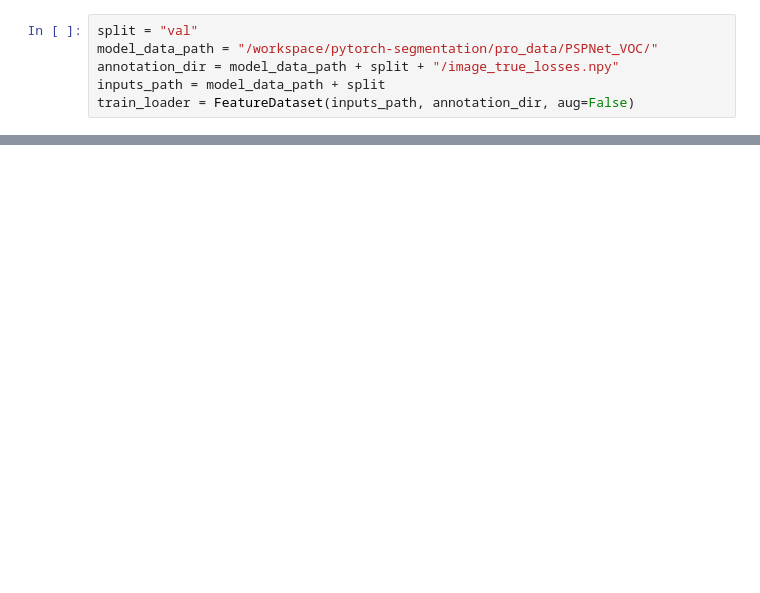
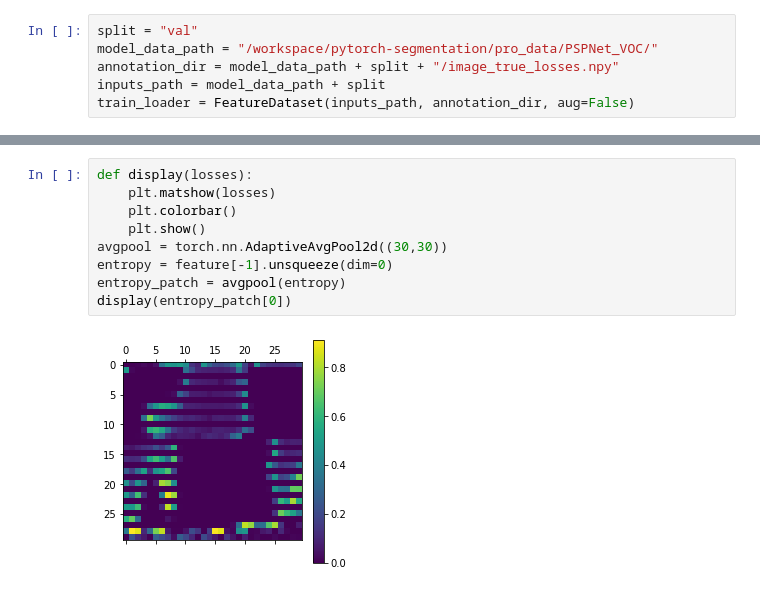
Before and after one commit to susanbao/ViT-pytorch, a Jupyter notebook: inference_patch_loss.ipynb, the cells around one changed output, grey strips where cells are left out. Drawn from its saved outputs; the diff is of its cells as text; blank space fills up the shorter version.

```diff
--- a/inference_patch_loss.ipynb
+++ b/inference_patch_loss.ipynb
@@ -83,0 +165,11 @@ estimated_loss.mean()
+# %%
+def display(losses):
+    plt.matshow(losses)
+    plt.colorbar()
+    plt.show()
+avgpool = torch.nn.AdaptiveAvgPool2d((30,30))
+entropy = feature[-1].unsqueeze(dim=0)
+entropy_patch = avgpool(entropy)
+display(entropy_patch[0])
+# %% [output]
+[figure, added]
```
Also changed, not shown: parts of 16 cells of this notebook, 5 other files.
